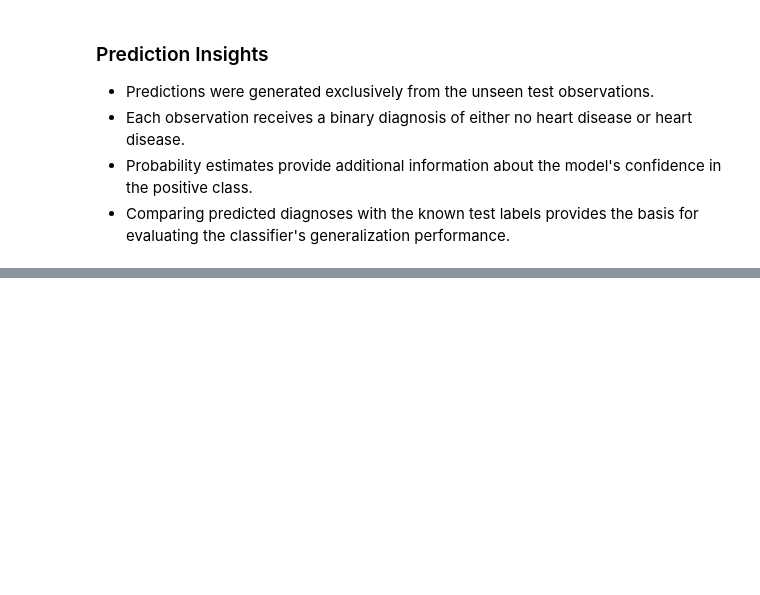
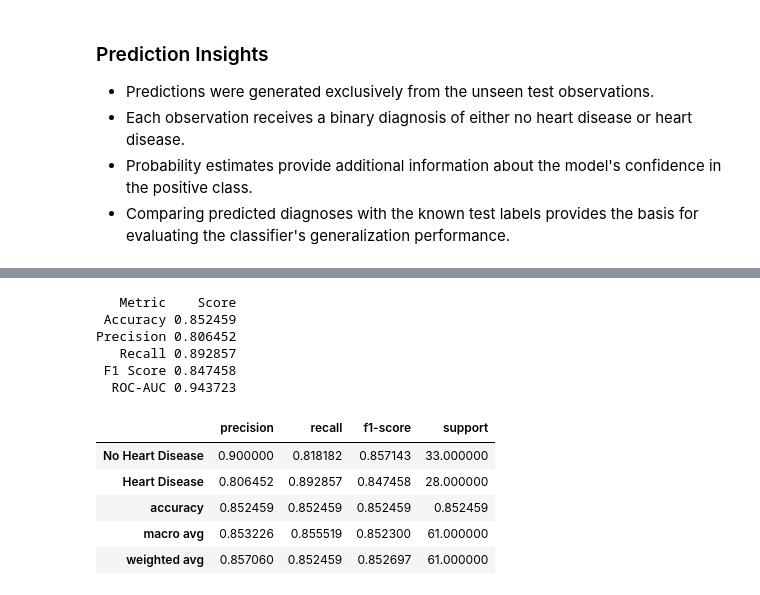
Before and after one commit to Pralishatripathy000/ml-support-vector-machine, a Jupyter notebook: notebook.ipynb, the cells around one changed output, grey strips where cells are left out. Drawn from its saved outputs; the diff is of its cells as text; code cells hidden in the pictures; blank space fills up the shorter version.

Commit message:
Add SVM model evaluation

```diff
--- a/notebook.ipynb
+++ b/notebook.ipynb
@@ -652,0 +681,40 @@ Probability of heart disease: 0.2181
+# %%
+# Save the evaluation metrics for the final project results
+
+evaluation_metrics.to_csv(
+    "outputs/tables/evaluation_metrics.csv",
+    index=False
+)
+
+print(evaluation_metrics.to_string(index=False))
+# %% [output]
+   Metric    Score
+ Accuracy 0.852459
+Precision 0.806452
+   Recall 0.892857
+ F1 Score 0.847458
+  ROC-AUC 0.943723
+# %%
+# Generate a detailed classification report for both diagnostic classes
+
+report = classification_report(
+    y_test,
+    y_pred,
+    target_names=["No Heart Disease", "Heart Disease"],
+    output_dict=True
+)
+
+classification_report_df = pd.DataFrame(report).transpose()
+
+classification_report_df.to_csv(
+    "outputs/tables/classification_report.csv"
+)
+
+classification_report_df
+# %% [output]
+|  | precision | recall | f1-score | support |
+| No Heart Disease | 0.900000 | 0.818182 | 0.857143 | 33.000000 |
+| Heart Disease | 0.806452 | 0.892857 | 0.847458 | 28.000000 |
+| accuracy | 0.852459 | 0.852459 | 0.852459 | 0.852459 |
+| macro avg | 0.853226 | 0.855519 | 0.852300 | 61.000000 |
+| weighted avg | 0.857060 | 0.852459 | 0.852697 | 61.000000 |
```
Also changed, not shown: parts of 6 cells of this notebook, 5 other files.
